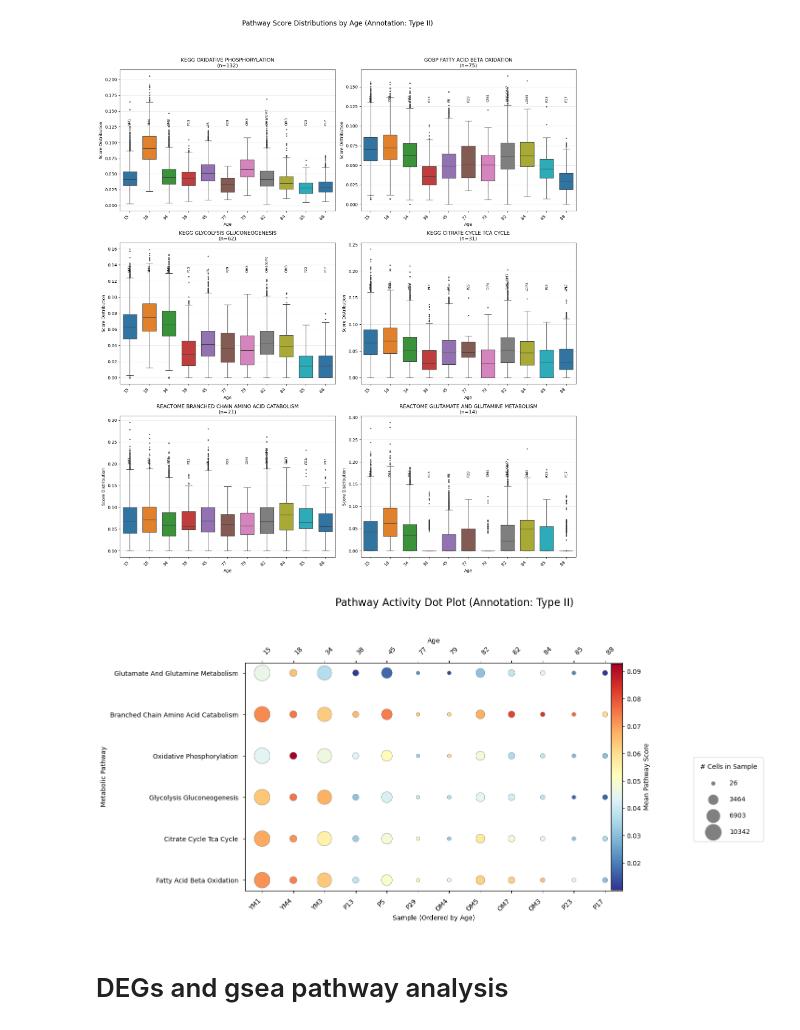
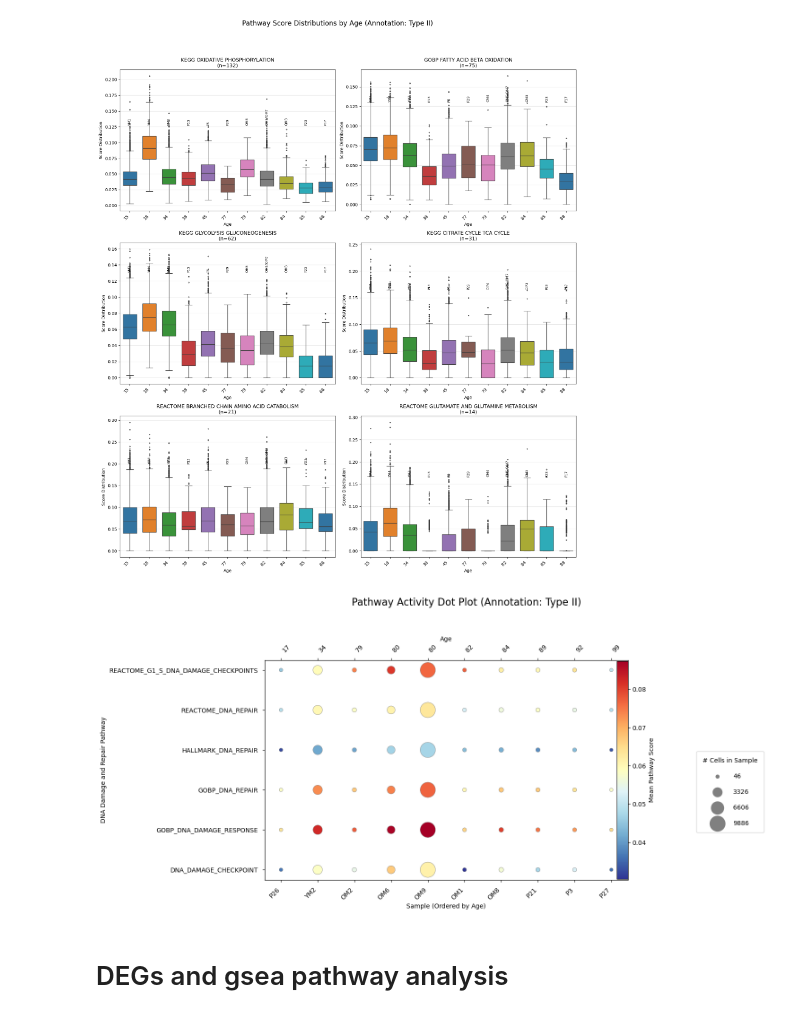
Before and after one commit to sachha-naksha/SKM_multimodal_analysis, a Jupyter notebook: py_scripts/gsea_analysis.ipynb, the cells around one changed output. Cells and saved outputs as stored; diff of their text form; code cells hidden in the pictures.

```diff
--- a/py_scripts/gsea_analysis.ipynb
+++ b/py_scripts/gsea_analysis.ipynb
@@ -155,7 +247,7 @@ adata_female.write_h5ad(os.path.join(out_tmp, 'myofibers_female.h5ad'))
 ### Plot samples ordered by score to identify outliers
 # %%
 # get a df of sample ID, sample score per cell type and age
-sample_scores = adata_female.obs[['sample','age', 'Annotation'] + metabolic_pathways].copy()
+sample_scores = adata_male.obs[['sample','age', 'Annotation'] + metabolic_pathways].copy()
 # average scores per sample and group by Annotation
 sample_scores_avg = sample_scores.groupby(['sample', 'Annotation']).mean().reset_index()
 sample_scores_avg
@@ -233,3 +414,0 @@ def plot_multi_score_lines(
-# %%
-score_cols = metabolic_pathways
-plot_multi_score_lines(sample_scores_avg, score_cols, age_col='age', sample_col='sample', annotation='Type II')
@@ -237,0 +415,3 @@ plot_multi_score_lines(sample_scores_avg, score_cols, age_col='age', sample_col=
+# %%
+obs_df = adata_male.obs[['sample', 'age', 'Annotation', 'Pseudotime']].copy()
+obs_df_valid_pt = obs_df.dropna(subset=['Pseudotime'])
@@ -605,9 +837,9 @@ def plot_pathway_dotplot_by_age(
     # --- Y-axis (Pathways) ---
     ax.set_yticks(list(pathway_y_coords.values()))
     # Clean up pathway names for display
-    clean_pathway_names = [p.replace('KEGG_', '').replace('GOBP_', '').replace('REACTOME_', '').replace('_', ' ').title() for p in pathway_names]
-    ax.set_yticklabels(clean_pathway_names)
-    ax.set_ylabel("Metabolic Pathway")
+    #clean_pathway_names = [p.replace('KEGG_', '').replace('GOBP_', '').replace('REACTOME_', '').replace('_', ' ').title() for p in pathway_names]
+    ax.set_yticklabels(pathway_names)
+    ax.set_ylabel("DNA Damage and Repair Pathway")
 
     # --- Colorbar for Mean Score ---
     cbar = fig.colorbar(scatter, ax=ax, fraction=0.03, pad=0.15) # Adjust fraction and pad
@@ -658,28 +890,30 @@ def plot_pathway_dotplot_by_age(
 
     plt.show()
 # %%
+# Use cell-level data directly from adata.obs
+cell_level_scores_df = adata_female.obs[['sample', 'age', 'Annotation'] + dna_damage_and_repair_pathways].copy()
 plot_pathway_dotplot_by_age(
     df_cell_level=cell_level_scores_df, # Your cell-level data
-    score_cols=metabolic_pathways,      # List of pathway score columns
+    score_cols=dna_damage_and_repair_pathways,      # List of pathway score columns
     age_col='age',
     sample_col='sample',
     annotation_col='Annotation',
     target_annotation='Type II',         # Or whichever annotation you want
     figsize=(12, 7),                    # Adjust figure size
     min_dot_size=30,
     max_dot_size=600,
     dot_size_scale_factor=0.1, # YOU WILL LIKELY NEED TO TUNE THIS FACTOR!
                                # If cell counts are very large (e.g., 1000s),
                                # this factor should be small (e.g., 0.01, 0.1).
                                # If cell counts are small (e.g., 10s, 100s),
                                # this factor can be larger (e.g., 1.0, 5.0).
                                # The goal is to get a good visual spread of dot sizes.
-    cmap_name="RdYlBu_r",               # Red-Yellow-Blue reversed, hot is red
+    cmap_name="RdYlBu_r",               # Red-Yellow-Blue rseversed, hot is red
     value_legend_title="Mean Pathway Score",
     size_legend_title="# Cells in Sample"
 )
 # %% [output]
-[figure, old version]
+[figure, new version]
 # %% [markdown]
 # DEGs and gsea pathway analysis
 # %% [markdown]
```
Also changed, not shown: parts of 13 cells of this notebook.
